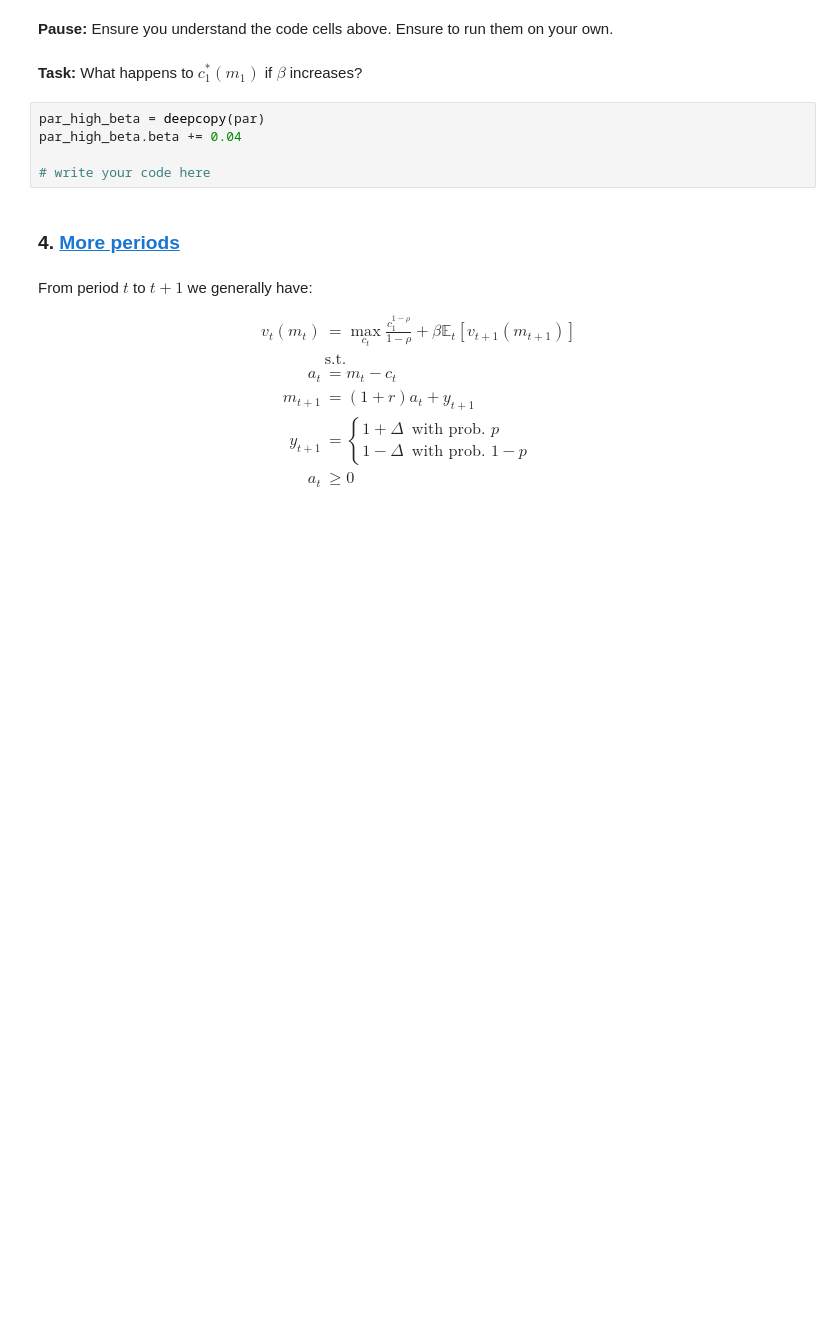
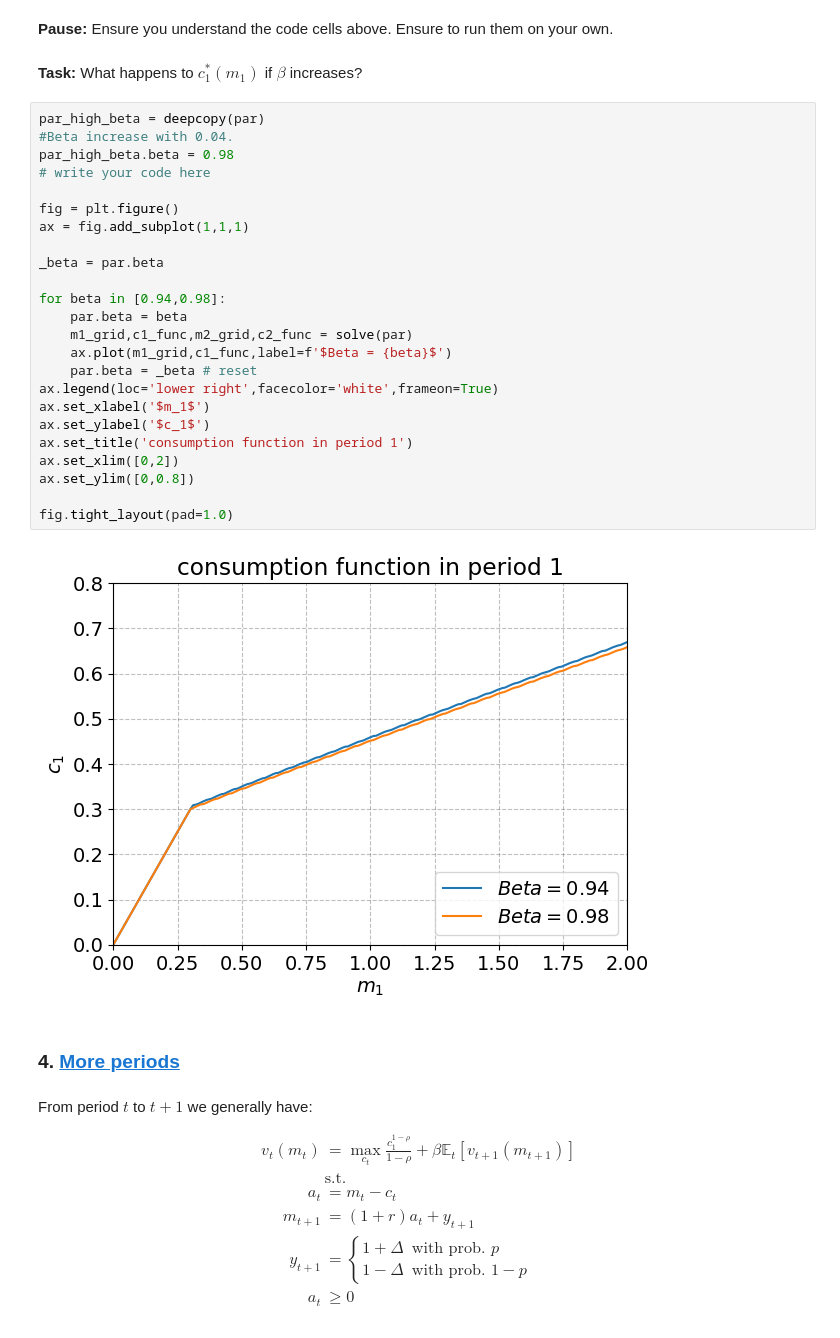
Before and after one commit to gcd196/Egen-mappe, a Jupyter notebook: Lecture/11. Eleventh lecture/3 - Dynamic optimization/dynamic optimization.ipynb, the cells around one changed output. Drawn from its saved outputs; the diff is of its cells as text; blank space fills up the shorter version.

```diff
--- a/Lecture/11. Eleventh lecture/3 - Dynamic optimization/dynamic optimization.ipynb
+++ b/Lecture/11. Eleventh lecture/3 - Dynamic optimization/dynamic optimization.ipynb
@@ -469,11 +493,32 @@ This is called **precautionary saving**.
 **Pause:** Ensure you understand the code cells above. Ensure to run them on your own.
 # %% [markdown]
 **Task:** What happens to $c^{\ast}_1(m_1)$ if $\beta$ increases?
-# %%
-par_high_beta = deepcopy(par)
-par_high_beta.beta += 0.04
-
-# write your code here
+# %%
+par_high_beta = deepcopy(par)
+#Beta increase with 0.04.
+par_high_beta.beta = 0.98
+# write your code here
+
+fig = plt.figure()
+ax = fig.add_subplot(1,1,1)
+
+_beta = par.beta
+
+for beta in [0.94,0.98]:
+    par.beta = beta
+    m1_grid,c1_func,m2_grid,c2_func = solve(par)
+    ax.plot(m1_grid,c1_func,label=f'$Beta = {beta}$')
+    par.beta = _beta # reset
+ax.legend(loc='lower right',facecolor='white',frameon=True)
+ax.set_xlabel('$m_1$')
+ax.set_ylabel('$c_1$')
+ax.set_title('consumption function in period 1')
+ax.set_xlim([0,2])
+ax.set_ylim([0,0.8])
+
+fig.tight_layout(pad=1.0)
+# %% [output]
+[figure, added]
 # %% [markdown]
 ### 4. <a id='toc4_'></a>[More periods](#toc0_)
 # %% [markdown]
```
Also changed, not shown: parts of 8 cells of this notebook.
